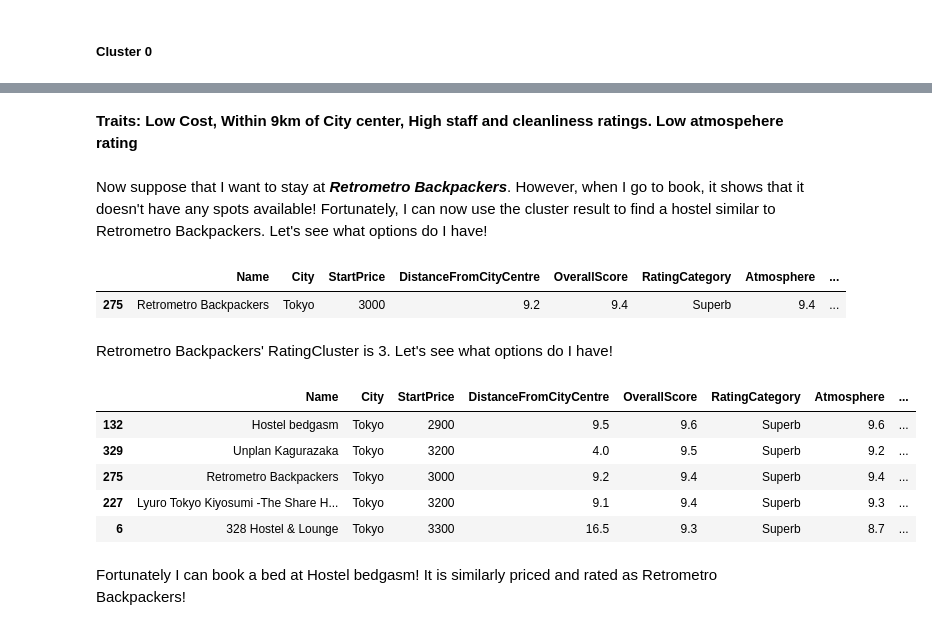
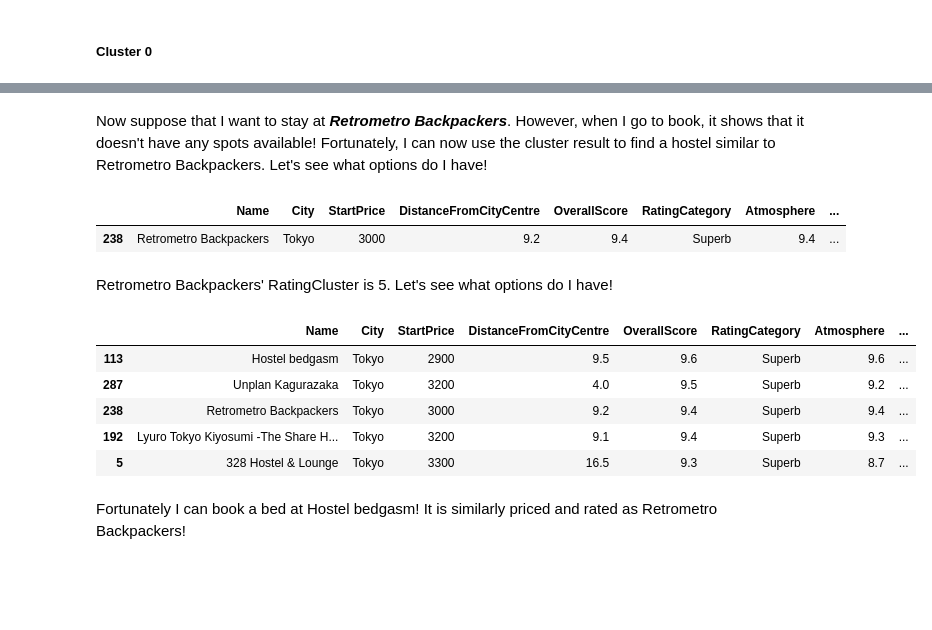
Before and after one commit to Haris-Ignatiadis/IBM-Data-Science-Capstone, a Jupyter notebook: Battle of Neighborhoods/The Battle of the Neighborhoods.ipynb, the cells around one changed output, grey strips where cells are left out. Cells and saved outputs as stored; diff of their text form; code cells hidden in the pictures; blank space fills up the shorter version.

```diff
--- a/Battle of Neighborhoods/The Battle of the Neighborhoods.ipynb
+++ b/Battle of Neighborhoods/The Battle of the Neighborhoods.ipynb
@@ -427,3 +489,8 @@ loc[0].raw['components']
+# %%
+hostel_df = pd.read_pickle('data/hostels_cleaned.pkl')
+price_df = pd.read_pickle('data/tokyo_land_prices.pkl')
+tokyo_hostels_df = pd.read_pickle('data/tokyo_hostels.pkl')
+tokyo_venues_df = pd.read_pickle('data/tokyo_hostels_venues.pkl')
 # %% [markdown]
 ### 5.1 Exploratory Data Analysis
 Using EDA, we will try to answer the following questions:
@@ -456,6 +523,3 @@ for p in ax.patches:
 <br>Tokyo has the most number of hostels which is understandable since it is once of the largest cities of the world and hence might attract a lot of visitors through its airport
 # %% [markdown]
 <br>Going ahead, our focus will only be tokyo hostels
-# %%
-tokyo_hostels_df = hostel_df[hostel_df.City == "Tokyo"]
-tokyo_hostels_df.head()
@@ -901,6 +1173,5 @@ It is evident from the above plot that we have 7 clusters in our data. Let's ret
 # %%
-# train final model with k=9
-kmeans = KMeans(n_clusters=7)
+kmeans = KMeans(n_clusters=6)
 kmeans.fit(X)
 # %% [output]
 KMeans(algorithm='auto', copy_x=True, init='k-means++', max_iter=300,
@@ -971,23 +1244,21 @@ tokyo_hostels_df[tokyo_hostels_df.RatingCluster == 1].describe()
-# %% [markdown]
-**Traits: Low Cost, Within 9km of City center, High staff and cleanliness ratings. Low atmospehere rating**
 # %% [markdown]
 Now suppose that I want to stay at _**Retrometro Backpackers**_. However, when I go to book, it shows that it doesn't have any spots available! Fortunately, I can now use the cluster result to find a hostel similar to Retrometro Backpackers. Let's see what options do I have!
 # %%
 tokyo_hostels_df[tokyo_hostels_df.Name.str.contains("Retrometro")]
 # %% [output]
 |  | Name | City | StartPrice | DistanceFromCityCentre | OverallScore | RatingCategory | Atmosphere | ... |
-| 275 | Retrometro Backpackers | Tokyo | 3000 | 9.2 | 9.4 | Superb | 9.4 | ... |
+| 238 | Retrometro Backpackers | Tokyo | 3000 | 9.2 | 9.4 | Superb | 9.4 | ... |
 # %% [markdown]
-Retrometro Backpackers' RatingCluster is 3. Let's see what options do I have!
+Retrometro Backpackers' RatingCluster is 5. Let's see what options do I have!
 # %%
-tokyo_hostels_df[tokyo_hostels_df.RatingCluster == 3].sort_values(['OverallScore'], ascending=False)[:5]
+tokyo_hostels_df[tokyo_hostels_df.RatingCluster == 5].sort_values(['OverallScore'], ascending=False)[:5]
 # %% [output]
 |  | Name | City | StartPrice | DistanceFromCityCentre | OverallScore | RatingCategory | Atmosphere | ... |
-| 132 | Hostel bedgasm | Tokyo | 2900 | 9.5 | 9.6 | Superb | 9.6 | ... |
-| 329 | Unplan Kagurazaka | Tokyo | 3200 | 4.0 | 9.5 | Superb | 9.2 | ... |
-| 275 | Retrometro Backpackers | Tokyo | 3000 | 9.2 | 9.4 | Superb | 9.4 | ... |
-| 227 | Lyuro Tokyo Kiyosumi -The Share H... | Tokyo | 3200 | 9.1 | 9.4 | Superb | 9.3 | ... |
-| 6 | 328 Hostel & Lounge | Tokyo | 3300 | 16.5 | 9.3 | Superb | 8.7 | ... |
+| 113 | Hostel bedgasm | Tokyo | 2900 | 9.5 | 9.6 | Superb | 9.6 | ... |
+| 287 | Unplan Kagurazaka | Tokyo | 3200 | 4.0 | 9.5 | Superb | 9.2 | ... |
+| 238 | Retrometro Backpackers | Tokyo | 3000 | 9.2 | 9.4 | Superb | 9.4 | ... |
+| 192 | Lyuro Tokyo Kiyosumi -The Share H... | Tokyo | 3200 | 9.1 | 9.4 | Superb | 9.3 | ... |
+| 5 | 328 Hostel & Lounge | Tokyo | 3300 | 16.5 | 9.3 | Superb | 8.7 | ... |
 # %% [markdown]
 Fortunately I can book a bed at Hostel bedgasm! It is similarly priced and rated as Retrometro Backpackers!
 # %% [markdown]
```
Also changed, not shown: parts of 115 cells of this notebook, 15 other files.
